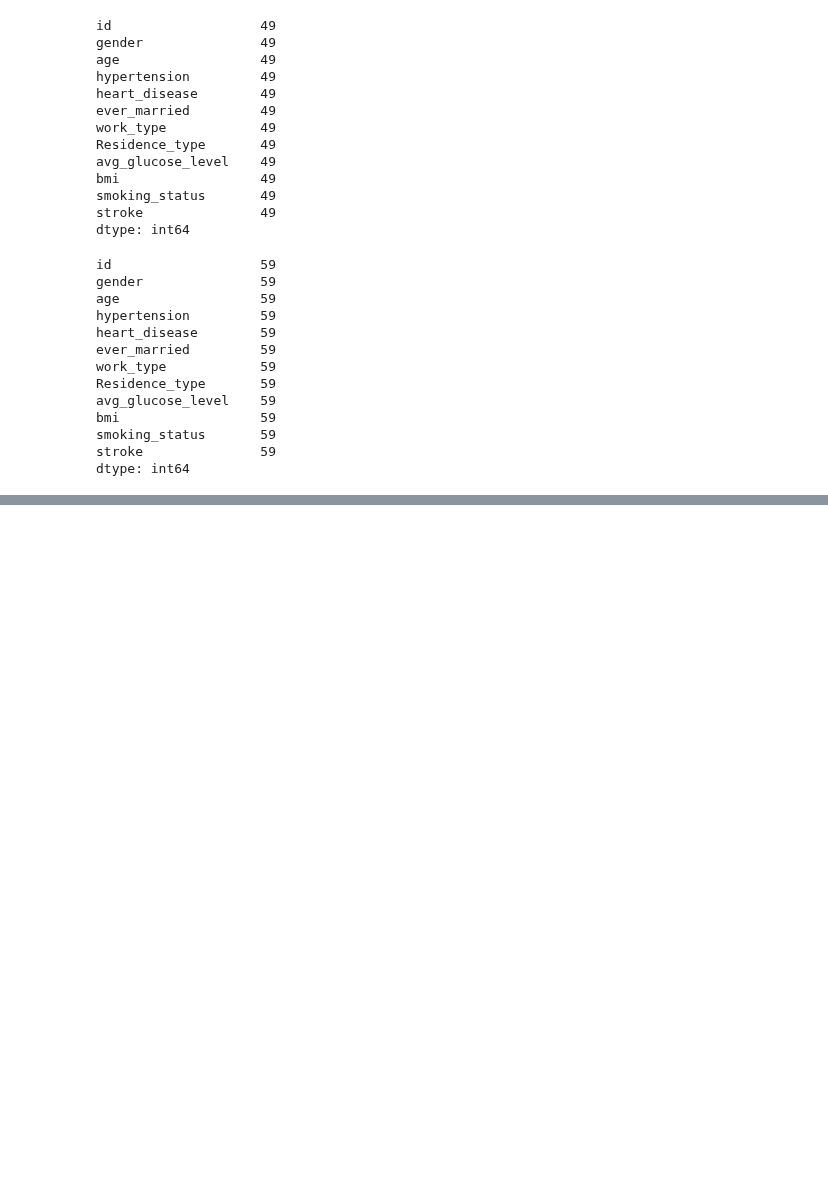
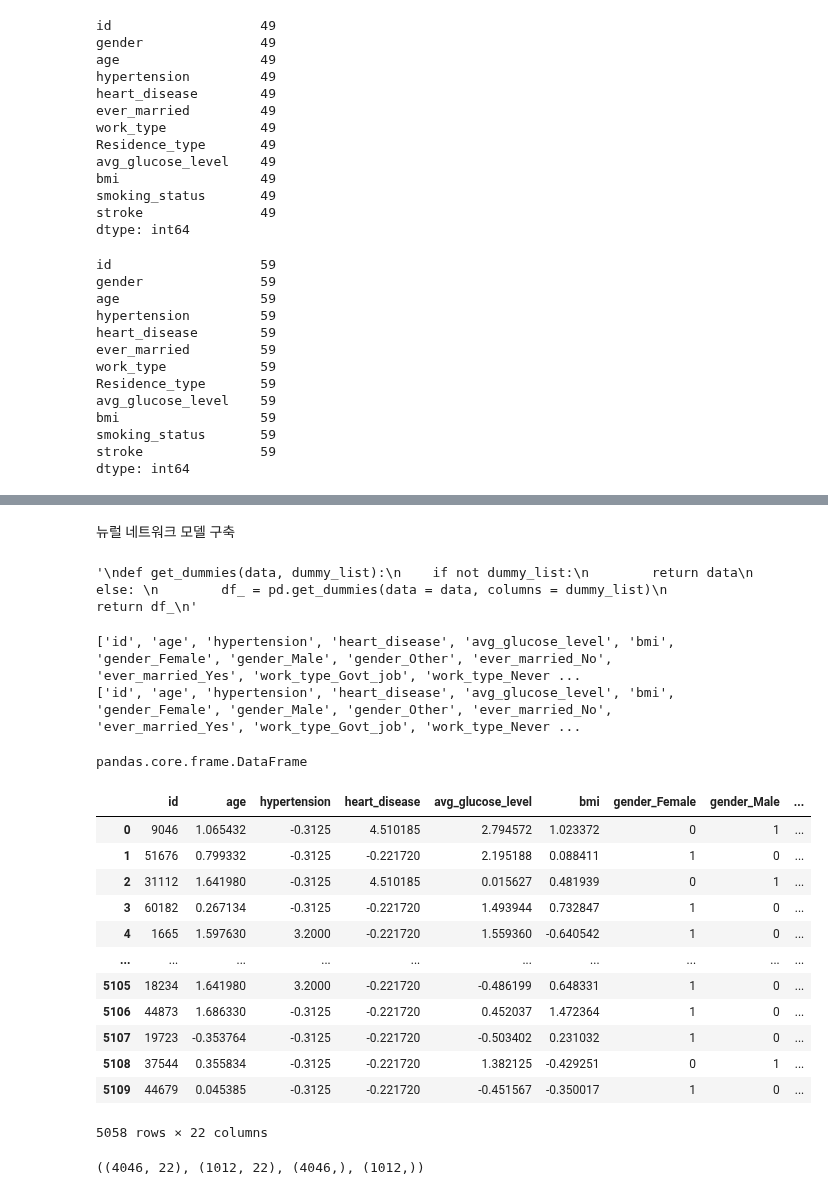
Before and after one commit to ksydata/DataAnalysis-with-Kaggle-Dacon, a Jupyter notebook: prob3_code.ipynb, the cells around one changed output, grey strips where cells are left out. Cells and saved outputs as stored; diff of their text form; code cells hidden in the pictures; blank space fills up the shorter version.

```diff
--- a/prob3_code.ipynb
+++ b/prob3_code.ipynb
@@ -397,0 +402,50 @@ stroke
+# %% [markdown]
+뉴럴 네트워크 모델 구축
+# %%
+# 원핫 인코딩
+
+# encoder = LabelEncoder()
+'''
+def get_dummies(data, dummy_list):
+    if not dummy_list:
+        return data
+    else:
+        df_ = pd.get_dummies(data = data, columns = dummy_list)
+        return df_
+'''
+# %% [output]
+'\ndef get_dummies(data, dummy_list):\n    if not dummy_list:\n        return data\n    else: \n        df_ = pd.get_dummies(data = data, columns = dummy_list)\n        return df_\n'
+# %%
+# x = stroke.iloc[:, 0:10].values
+# y = stroke["stroke"]
+
+x0 = stroke.drop("stroke", axis = 1)
+y = stroke["stroke"]
+y = y.astype("int64")
+# %%
+x = pd.get_dummies(x0)
+print(list(x.columns), x.shape)
+print(list(x.columns), x.shape)
+# %% [output]
+['id', 'age', 'hypertension', 'heart_disease', 'avg_glucose_level', 'bmi', 'gender_Female', 'gender_Male', 'gender_Other', 'ever_married_No', 'ever_married_Yes', 'work_type_Govt_job', 'work_type_Never ...
+['id', 'age', 'hypertension', 'heart_disease', 'avg_glucose_level', 'bmi', 'gender_Female', 'gender_Male', 'gender_Other', 'ever_married_No', 'ever_married_Yes', 'work_type_Govt_job', 'work_type_Never ...
+# %%
+type(x)
+# %% [output]
+pandas.core.frame.DataFrame
+# %%
+x
+# %% [output]
+|  | id | age | hypertension | heart_disease | avg_glucose_level | bmi | gender_Female | gender_Male | ... |
+| 0 | 9046 | 1.065432 | -0.3125 | 4.510185 | 2.794572 | 1.023372 | 0 | 1 | ... |
+| 1 | 51676 | 0.799332 | -0.3125 | -0.221720 | 2.195188 | 0.088411 | 1 | 0 | ... |
+| 2 | 31112 | 1.641980 | -0.3125 | 4.510185 | 0.015627 | 0.481939 | 0 | 1 | ... |
+| 3 | 60182 | 0.267134 | -0.3125 | -0.221720 | 1.493944 | 0.732847 | 1 | 0 | ... |
+| 4 | 1665 | 1.597630 | 3.2000 | -0.221720 | 1.559360 | -0.640542 | 1 | 0 | ... |
+| ... | ... | ... | ... | ... | ... | ... | ... | ... | ... |
+| 5105 | 18234 | 1.641980 | 3.2000 | -0.221720 | -0.486199 | 0.648331 | 1 | 0 | ... |
+| 5106 | 44873 | 1.686330 | -0.3125 | -0.221720 | 0.452037 | 1.472364 | 1 | 0 | ... |
+| 5107 | 19723 | -0.353764 | -0.3125 | -0.221720 | -0.503402 | 0.231032 | 1 | 0 | ... |
+| 5108 | 37544 | 0.355834 | -0.3125 | -0.221720 | 1.382125 | -0.429251 | 0 | 1 | ... |
+| 5109 | 44679 | 0.045385 | -0.3125 | -0.221720 | -0.451567 | -0.350017 | 1 | 0 | ... |
+5058 rows × 22 columns
@@ -397,0 +460,4 @@ stroke
+# %%
+x_train.shape, x_test.shape, y_train.shape, y_test.shape
+# %% [output]
+((4046, 22), (1012, 22), (4046,), (1012,))
```
Also changed, not shown: parts of 65 cells of this notebook.
